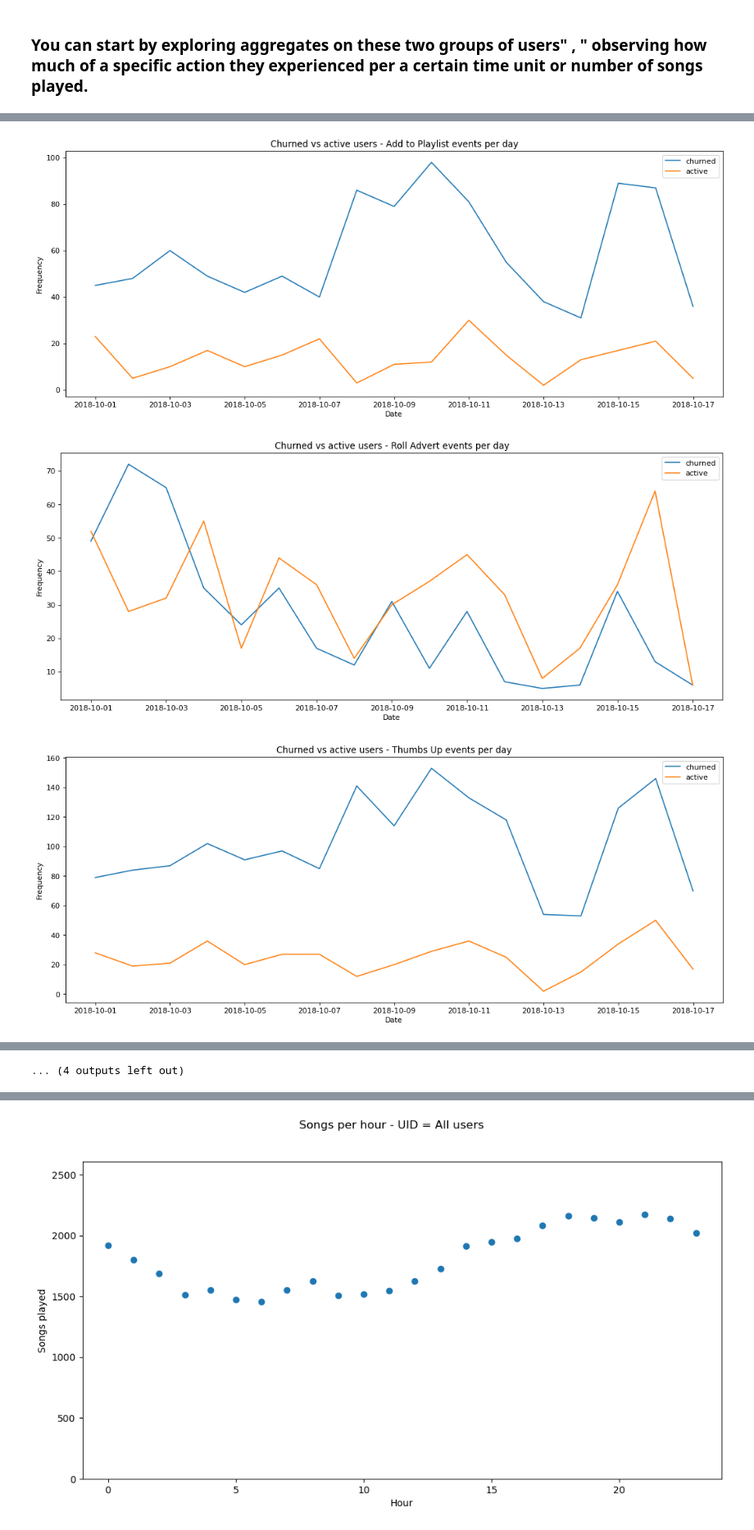
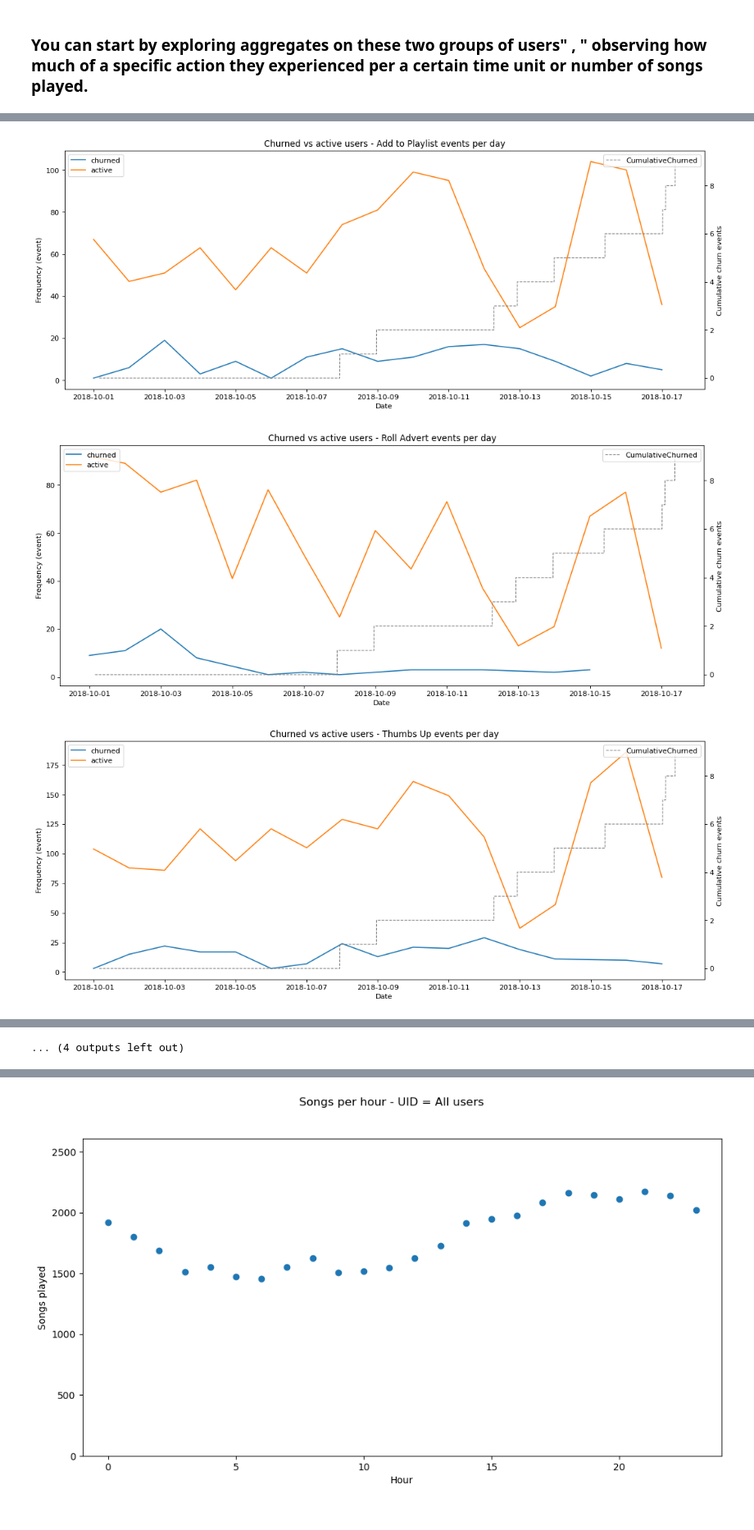
Before and after one commit to kwovadis/music_app_churn_analysis, a Jupyter notebook: notebook_sparkify_clean.ipynb, the cells around one changed output, grey strips where cells are left out. Shown at 82% size. Saved outputs shown, nothing was run; the diff lists cells and outputs as text; code cells hidden in the pictures.

```diff
--- a/notebook_sparkify_clean.ipynb
+++ b/notebook_sparkify_clean.ipynb
@@ -287,8 +547,8 @@ Unique page actions:
 # %%
 # Define churn
-# data_churn = create_churn(data_clean, 'Submit Downgrade')
+data_churn = create_churn(data_clean, 'Cancellation Confirmation')
+# data_churn = create_churn(data_churn, 'Submit Downgrade')
 # data_churn = create_churn(data_churn, 'Downgrade')
-data_churn = create_churn(data_churn, 'Cancellation Confirmation')
 del data_clean
 # %%
 data_churn.show()
@@ -815,5 +1088,5 @@ only showing top 1 row
 # %%
-def aggregate_per_day(event):
+def aggregate_per_day(new_data_churn, event):
     '''
     Aggregate the number of times an event occurs per day (for example: Page - Logout actions per day)
     INPUT
@@ -823,7 +1096,7 @@ def aggregate_per_day(event):
     '''
     return new_data_churn.where(new_data_churn.page == event).groupby('churnedUser', 'date').count().sort('date')
 
-def plot_churned_vs_active(events_perDay, event):
+def plot_churned_vs_active(events_perDay, event, new_data_churn, cumulativeChurn):
     '''
     Plot churned vs active users for specific events per day (for example: Page - Logout actions per day)
     INPUT
@@ -832,15 +1105,28 @@ def plot_churned_vs_active(events_perDay, event):
         Single plot
     '''
 
-    plt.figure(figsize=(16, 6), dpi=80)
-    plt.plot(events_perDay.filter(events_perDay.churnedUser == 1).select('date').collect(), events_perDay.filter(events_perDay.churnedUser == 1).select('count').collect(), label='churned')
-    plt.plot(events_perDay.filter(events_perDay.churnedUser == 0).select('date').collect(), events_perDay.filter(events_perDay.churnedUser == 0).select('count').collect(), label='active')
-    plt.title(f'Churned vs active users - {event} events per day')
-    plt.xlabel('Date')
-    plt.ylabel('Frequency')
-    plt.legend()
+    fig, ax1 = plt.subplots(figsize=(16, 6), dpi=80)
+    ax2 = ax1.twinx()
 
-def number_of_events_per_day(new_data_churn, event):
+    if cumulativeChurn:
+        df_w_cumsum = new_data_churn.alias('df_w_cumsum')
+
+        windowval = (Window.partitionBy('churnedUser').orderBy('date_time').rangeBetween(Window.unboundedPreceding, 0))
+        df_w_cumsum = df_w_cumsum.withColumn('cum_sum', Fsum('churnedEvent').over(windowval))
+
+        ax2.plot(df_w_cumsum.filter(df_w_cumsum.churnedUser == 1).select('date_time').collect(), df_w_cumsum.filter(df_w_cumsum.churnedUser == 1).select('cum_sum').collect(), '--', linewidth=1, color='gray', label='CumulativeChurned')
+
+
+    ax1.plot(events_perDay.filter(events_perDay.churnedUser == 1).select('date').collect(), events_perDay.filter(events_perDay.churnedUser == 1).select('count').collect(), label='churned')
+    ax1.plot(events_perDay.filter(events_perDay.churnedUser == 0).select('date').collect(), events_perDay.filter(events_perDay.churnedUser == 0).select('count').collect(), label='active')
+    ax1.set_title(f'Churned vs active users - {event} events per day')
+    ax1.set_xlabel('Date')
+    ax1.set_ylabel('Frequency (event)')
+    ax1.legend(loc = 'upper left')
+    ax2.set_ylabel('Cumulative churn events')
+    ax2.legend(loc = 'upper right')
+
+def number_of_events_per_day(new_data_churn, event, cumulativeChurn=False):
     '''
     Aggregate and plot the aggregated number of times an event occurs per day (for example: Page - Logout actions per day)
     INPUT
@@ -849,8 +1135,8 @@ def number_of_events_per_day(new_data_churn, event):
     OUTPUT
         Single plot
     '''
-    events_perDay = aggregate_per_day(event)
-    plot_churned_vs_active(events_perDay, event)
+    events_perDay = aggregate_per_day(new_data_churn, event)
+    plot_churned_vs_active(events_perDay, event, new_data_churn, cumulativeChurn)
 # %%
 # unique_page_events = list(new_data_churn.select(col('page')).distinct().collect())
 removeEvents = {'Cancellation Confirmation', 'Downgrade', 'Submit Downgrade'}
@@ -877,5 +1163,5 @@ unique_page_events
 # %%
 # number_of_songs_played_per_day(new_data_churn)
 for pageEvent in unique_page_events:
-    number_of_events_per_day(new_data_churn, pageEvent)
+    number_of_events_per_day(new_data_churn, pageEvent, True)
 # %% [output]
@@ -890,3 +1176,3 @@ for pageEvent in unique_page_events:
-[figure, old version]
+[figure, new version]
-[figure, old version]
+[figure, new version]
-[figure, old version]
+[figure, new version]
```
Also changed, not shown: parts of 62 cells of this notebook, 2 other files.
